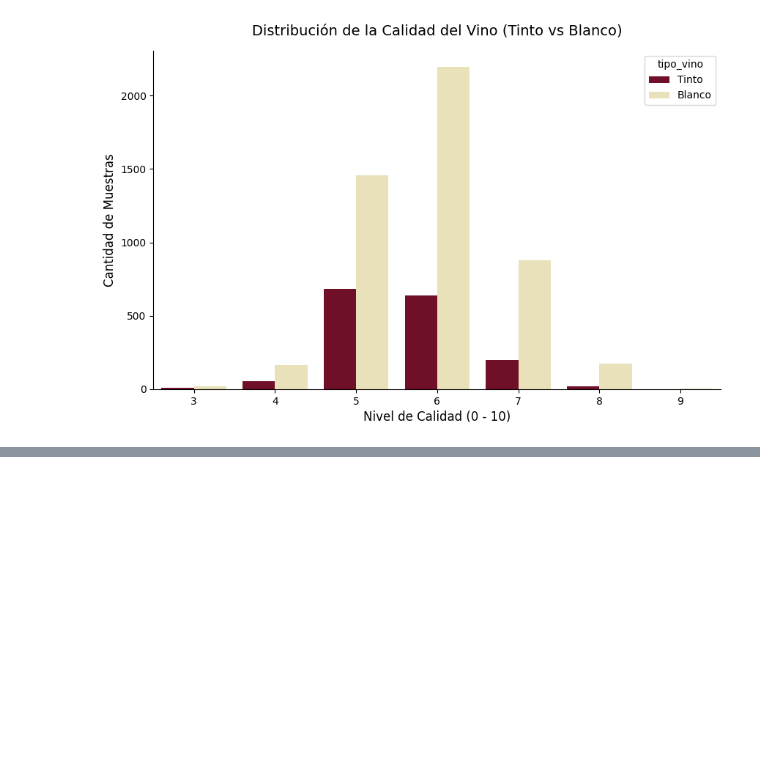
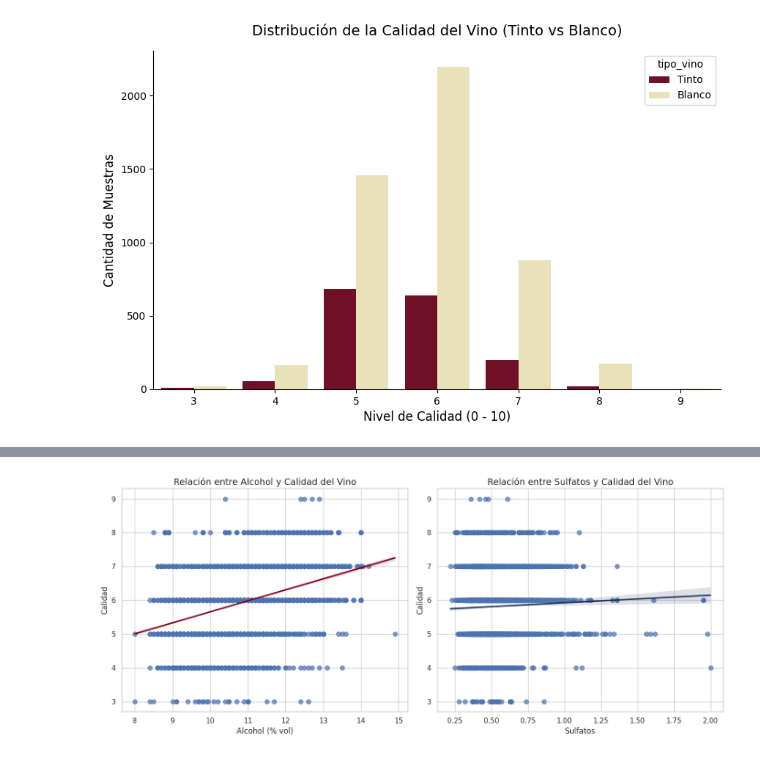
Before and after one commit to caamilo03/wine-quality, a Jupyter notebook: sesiones_practicas/sp_1_Camilo_Loaiza_Sarai_Restrepo.ipynb, the cells around one changed output, grey strips where cells are left out. Cells and saved outputs as stored; diff of their text form; code cells hidden in the pictures; blank space fills up the shorter version.

```diff
--- a/sesiones_practicas/sp_1_Camilo_Loaiza_Sarai_Restrepo.ipynb
+++ b/sesiones_practicas/sp_1_Camilo_Loaiza_Sarai_Restrepo.ipynb
@@ -216,0 +276,36 @@ plt.show()
+# %%
+# Gráficos de dispersión con líneas de tendencia
+fig, axes = plt.subplots(1, 2, figsize=(14, 6))
+
+# Alcohol vs Quality
+sns.regplot(
+    x='alcohol',
+    y='quality',
+    data=df_vinos,
+    ax=axes[0],
+    scatter_kws={'s': 50, 'alpha': 0.7},
+    line_kws={'color': '#800020'}
+)
+
+axes[0].set_title('Relación entre Alcohol y Calidad del Vino', fontsize=14)
+axes[0].set_xlabel('Alcohol (% vol)', fontsize=12)
+axes[0].set_ylabel('Calidad', fontsize=12)
+
+# Sulphates vs Quality
+sns.regplot(
+    x='sulphates',
+    y='quality',
+    data=df_vinos,
+    ax=axes[1],
+    scatter_kws={'s': 50, 'alpha': 0.7},
+    line_kws={'color': '#1d3557'}
+)
+
+axes[1].set_title('Relación entre Sulfatos y Calidad del Vino', fontsize=14)
+axes[1].set_xlabel('Sulfatos', fontsize=12)
+axes[1].set_ylabel('Calidad', fontsize=12)
+
+plt.tight_layout()
+plt.show()
+# %% [output]
+[figure, added]
```
Also changed, not shown: parts of 7 cells of this notebook.
